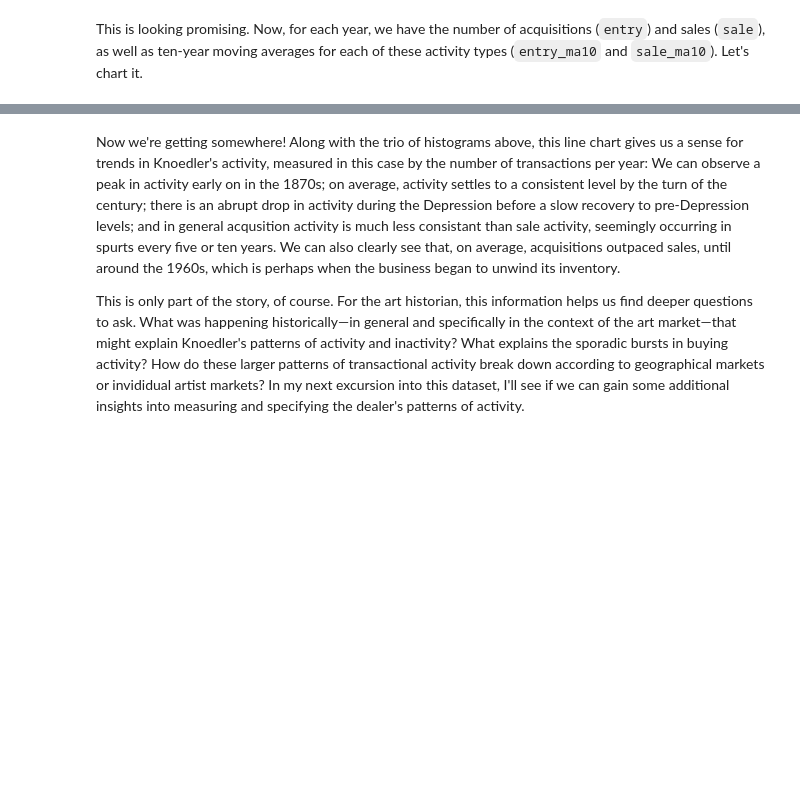
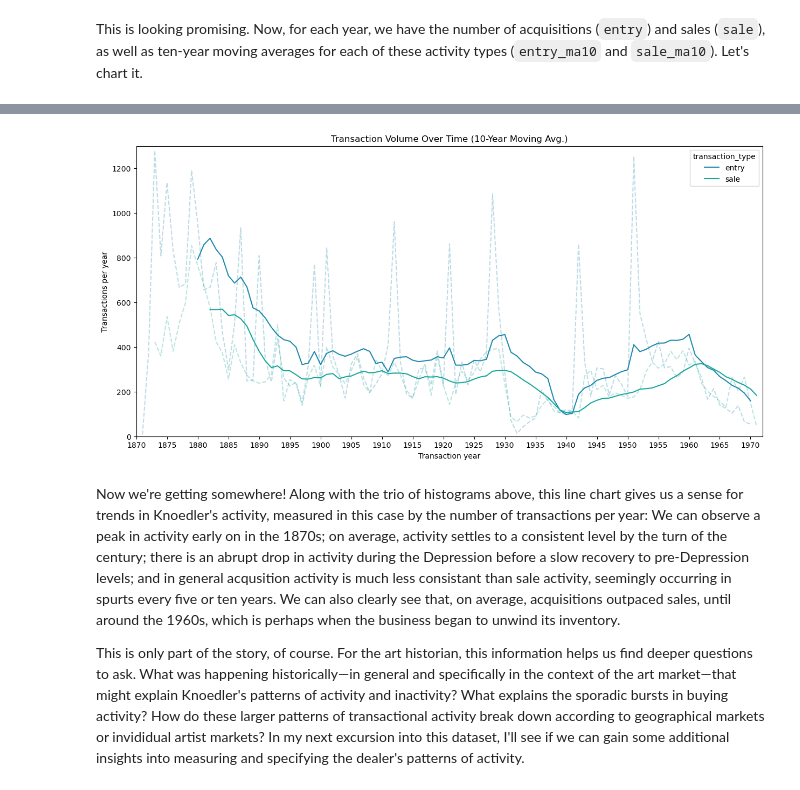
Before and after one commit to zrottman/data-exploration, a Jupyter notebook: knoedler/01_transaction-volume.ipynb, the cells around one changed output, grey strips where cells are left out. Drawn from its saved outputs; the diff is of its cells as text; code cells hidden in the pictures; blank space fills up the shorter version.

```diff
--- a/knoedler/01_transaction-volume.ipynb
+++ b/knoedler/01_transaction-volume.ipynb
@@ -272,3 +351,30 @@ sns.lineplot(data=activity_count[['sale', 'sale_ma10']][:-1], palette='Oranges')
+# %%
+# Configure figure labels and axes
+plt.figure(figsize=(15,7))
+plt.title('Transaction Volume Over Time (10-Year Moving Avg.)')
+plt.xlabel('Transaction year')
+plt.ylabel('Transactions per year')
+plt.ylim((0, 1300))
+plt.xlim((1870, 1972))
+plt.xticks(np.arange(1870, 1972, 5))
+
+# Chart acquisitions: per year and 10-year moving average (excluding the outlying 1985 transaction)
+sns.lineplot(
+    data=activity_count[['entry', 'sale']][:-1].melt(value_name='count', ignore_index=False).reset_index(),
+    palette=mypalette, alpha=.3, hue='transaction_type', x='transaction_year', y='count', ls='--'
+)
+
+# Chart sales: per year and 10-year moving average (excluding the outlying 1985 transaction)
+sns.lineplot(
+    data=activity_count[['entry_ma10', 'sale_ma10']][:-1].melt(value_name='count', ignore_index=False).reset_index(),
+    x='transaction_year',
+    hue='transaction_type',
+    y='count',
+    palette=mypalette, legend=False);
+
+#plt.savefig(fname='knoedler-transaction-volume.png', dpi=150, bbox_inches='tight');
+# %% [output]
+[figure, added]
 # %% [markdown]
 Now we're getting somewhere! Along with the trio of histograms above, this line chart gives us a sense for trends in Knoedler's activity, measured in this case by the number of transactions per year: We can observe a peak in activity early on in the 1870s; on average, activity settles to a consistent level by the turn of the century; there is an abrupt drop in activity during the Depression before a slow recovery to pre-Depression levels; and in general acqusition activity is much less consistant than sale activity, seemingly occurring in spurts every five or ten years. We can also clearly see that, on average, acquisitions outpaced sales, until around the 1960s, which is perhaps when the business began to unwind its inventory.
 
```
Also changed, not shown: parts of 10 cells of this notebook, 3 other files.
